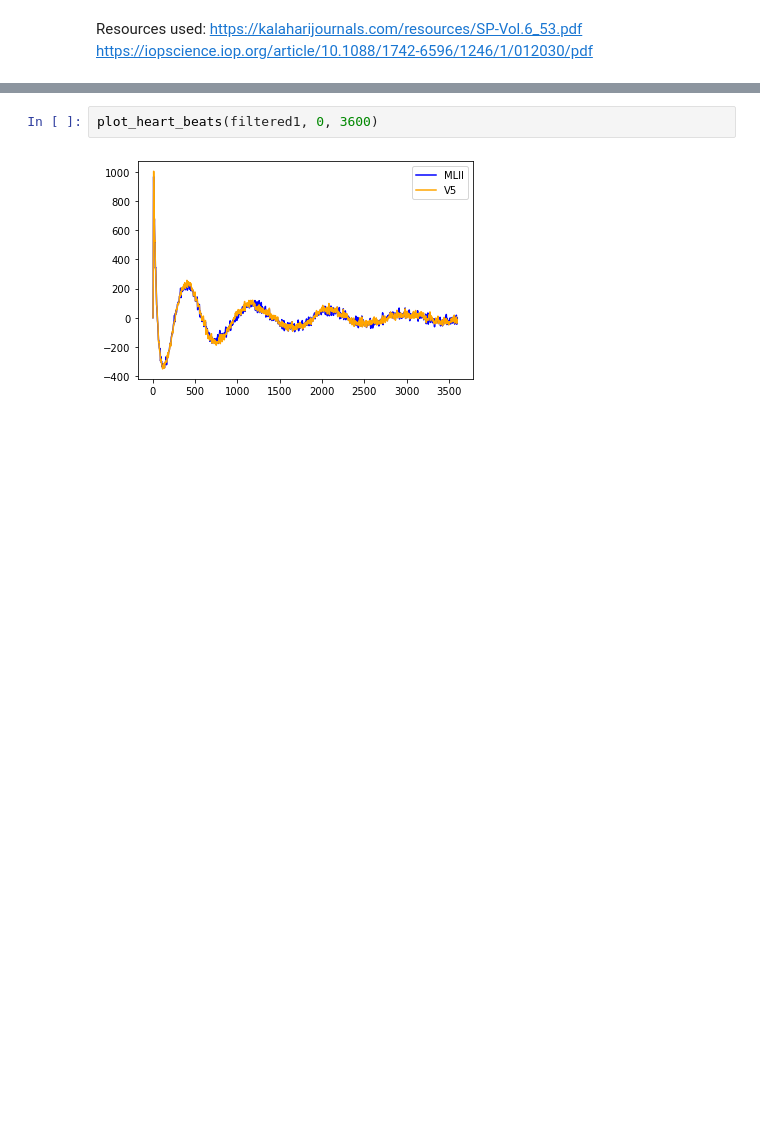
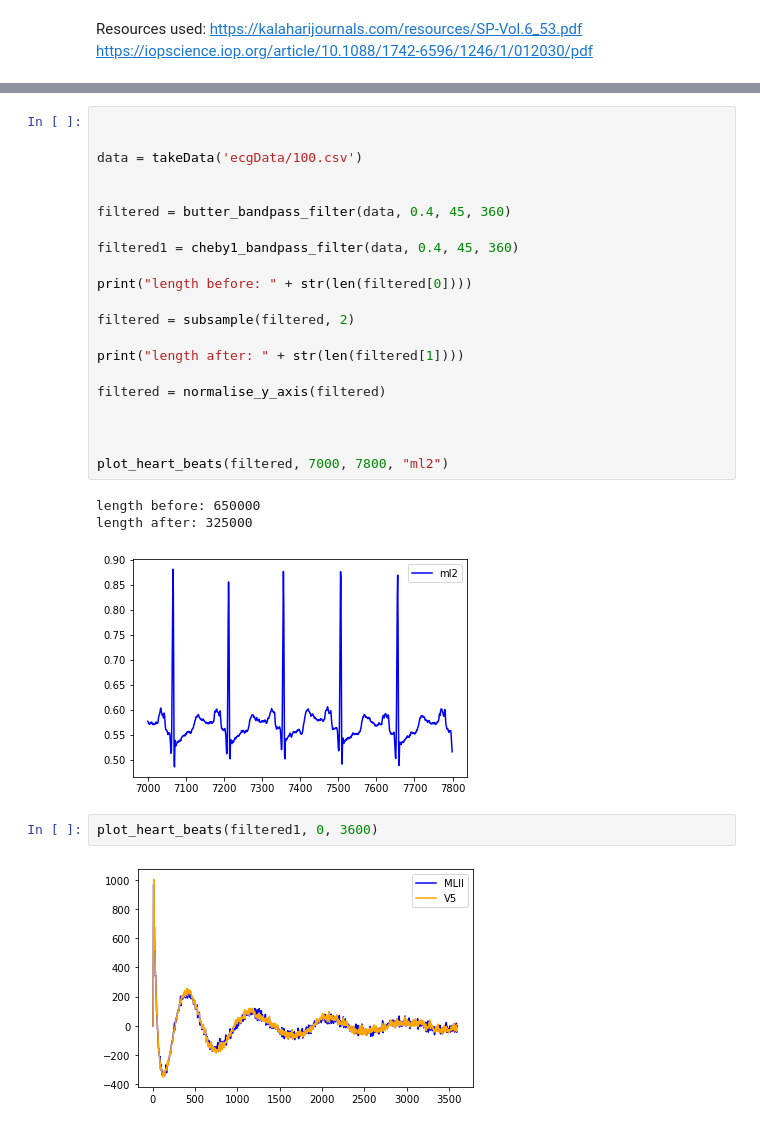
Before and after one commit to NicholasEhsanRoy/NeuralNetsECGProject, a Jupyter notebook: Data Cleaning.ipynb, the cells around one changed output, grey strips where cells are left out. Saved outputs shown, nothing was run; the diff lists cells and outputs as text; blank space fills up the shorter version.

Commit message:
made some progress on trying to get the data to put into a cnn model

```diff
--- a/Data Cleaning.ipynb
+++ b/Data Cleaning.ipynb
@@ -125,3 +100,28 @@ length after: 325000
+# %%
+
+
+data = takeData('ecgData/100.csv')
+
+
+filtered = butter_bandpass_filter(data, 0.4, 45, 360)
+
+filtered1 = cheby1_bandpass_filter(data, 0.4, 45, 360)
+
+print("length before: " + str(len(filtered[0])))
+
+filtered = subsample(filtered, 2)
+
+print("length after: " + str(len(filtered[1])))
+
+filtered = normalise_y_axis(filtered)
+
+
+
+plot_heart_beats(filtered, 7000, 7800, "ml2")
+# %% [output]
+length before: 650000
+length after: 325000
+[figure, added]
 # %%
 plot_heart_beats(filtered1, 0, 3600)
 # %% [output]
```
Also changed, not shown: parts of 7 cells of this notebook.
